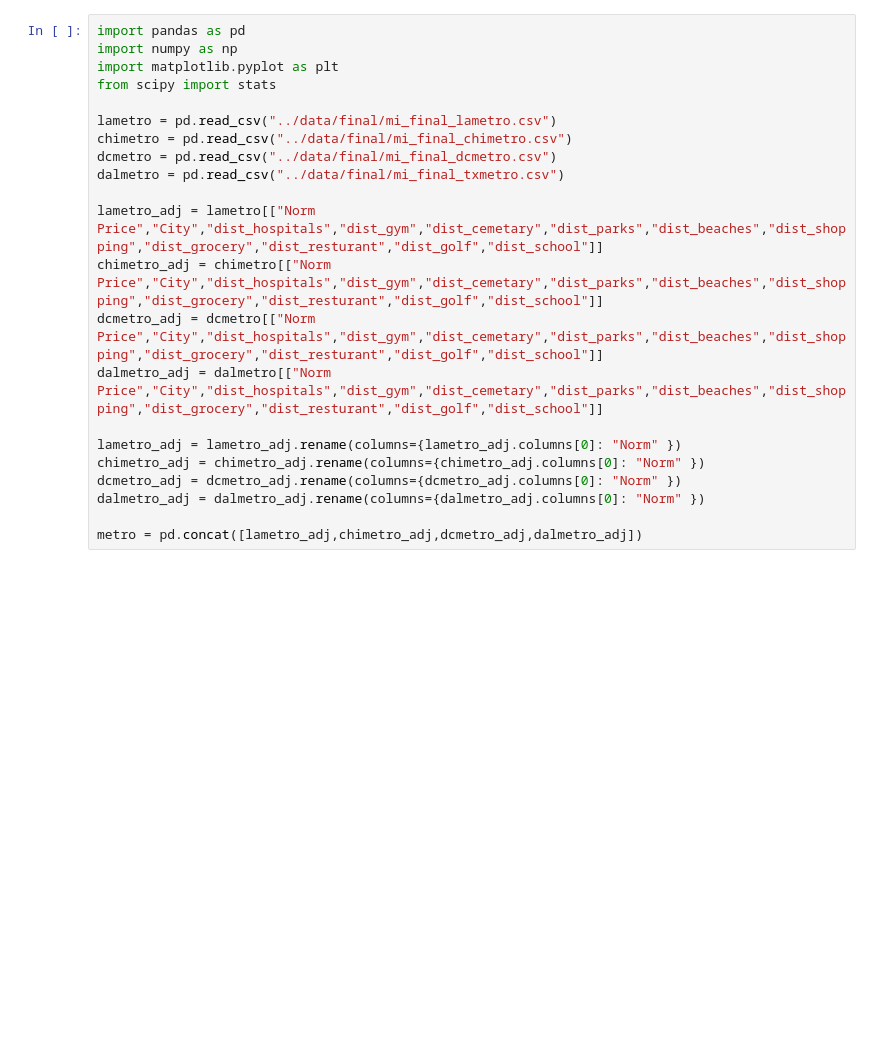
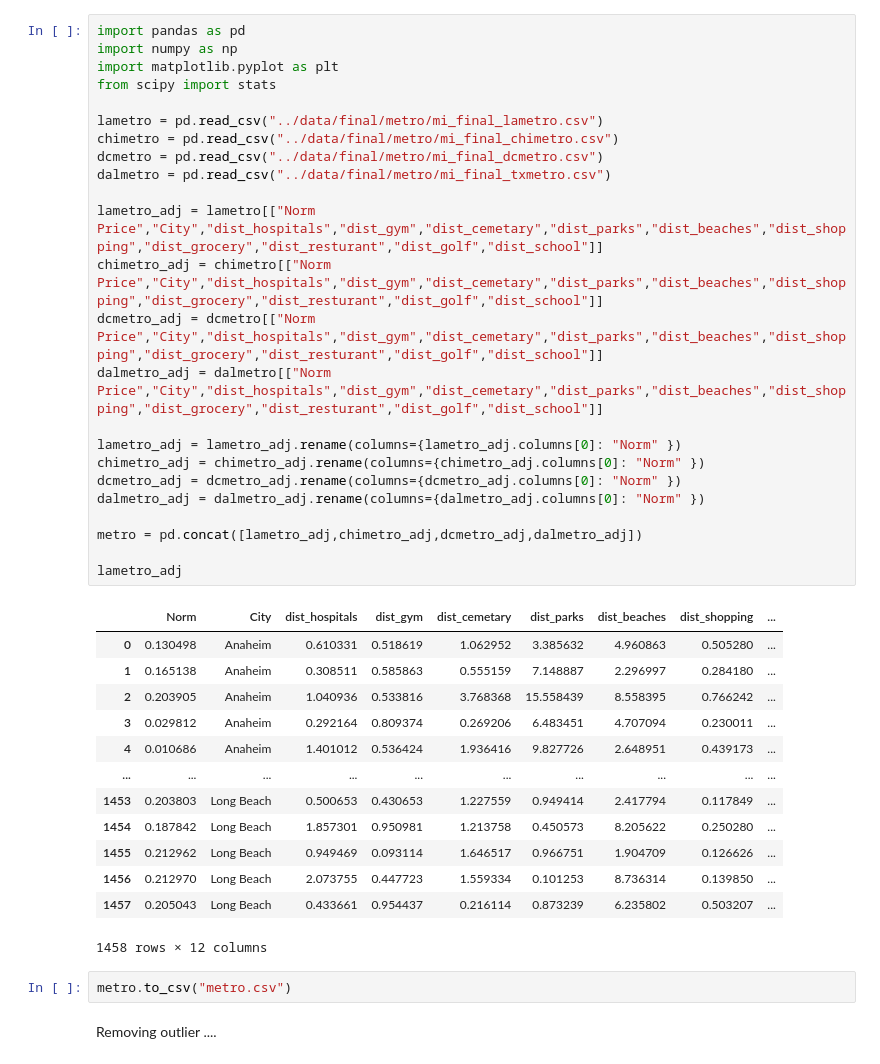
Before and after one commit to jefflee702/Analysis-of-the-Effects-of-Location-on-House-Pricing, a Jupyter notebook: code/analysis.ipynb, the cells around one changed output. Saved outputs shown, nothing was run; the diff lists cells and outputs as text; blank space fills up the shorter version.

```diff
--- a/code/analysis.ipynb
+++ b/code/analysis.ipynb
@@ -1,22 +1,42 @@
 # %%
 import pandas as pd
 import numpy as np
 import matplotlib.pyplot as plt
 from scipy import stats
 
-lametro = pd.read_csv("../data/final/mi_final_lametro.csv")
-chimetro = pd.read_csv("../data/final/mi_final_chimetro.csv")
-dcmetro = pd.read_csv("../data/final/mi_final_dcmetro.csv")
-dalmetro = pd.read_csv("../data/final/mi_final_txmetro.csv")
+lametro = pd.read_csv("../data/final/metro/mi_final_lametro.csv")
+chimetro = pd.read_csv("../data/final/metro/mi_final_chimetro.csv")
+dcmetro = pd.read_csv("../data/final/metro/mi_final_dcmetro.csv")
+dalmetro = pd.read_csv("../data/final/metro/mi_final_txmetro.csv")
 
 lametro_adj = lametro[["Norm Price","City","dist_hospitals","dist_gym","dist_cemetary","dist_parks","dist_beaches","dist_shopping","dist_grocery","dist_resturant","dist_golf","dist_school"]]
 chimetro_adj = chimetro[["Norm Price","City","dist_hospitals","dist_gym","dist_cemetary","dist_parks","dist_beaches","dist_shopping","dist_grocery","dist_resturant","dist_golf","dist_school"]]
 dcmetro_adj = dcmetro[["Norm Price","City","dist_hospitals","dist_gym","dist_cemetary","dist_parks","dist_beaches","dist_shopping","dist_grocery","dist_resturant","dist_golf","dist_school"]]
 dalmetro_adj = dalmetro[["Norm Price","City","dist_hospitals","dist_gym","dist_cemetary","dist_parks","dist_beaches","dist_shopping","dist_grocery","dist_resturant","dist_golf","dist_school"]]
 
 lametro_adj = lametro_adj.rename(columns={lametro_adj.columns[0]: "Norm" })
 chimetro_adj = chimetro_adj.rename(columns={chimetro_adj.columns[0]: "Norm" })
 dcmetro_adj = dcmetro_adj.rename(columns={dcmetro_adj.columns[0]: "Norm" })
 dalmetro_adj = dalmetro_adj.rename(columns={dalmetro_adj.columns[0]: "Norm" })
 
 metro = pd.concat([lametro_adj,chimetro_adj,dcmetro_adj,dalmetro_adj])
+
+lametro_adj
+# %% [output]
+|  | Norm | City | dist_hospitals | dist_gym | dist_cemetary | dist_parks | dist_beaches | dist_shopping | ... |
+| 0 | 0.130498 | Anaheim | 0.610331 | 0.518619 | 1.062952 | 3.385632 | 4.960863 | 0.505280 | ... |
+| 1 | 0.165138 | Anaheim | 0.308511 | 0.585863 | 0.555159 | 7.148887 | 2.296997 | 0.284180 | ... |
+| 2 | 0.203905 | Anaheim | 1.040936 | 0.533816 | 3.768368 | 15.558439 | 8.558395 | 0.766242 | ... |
+| 3 | 0.029812 | Anaheim | 0.292164 | 0.809374 | 0.269206 | 6.483451 | 4.707094 | 0.230011 | ... |
+| 4 | 0.010686 | Anaheim | 1.401012 | 0.536424 | 1.936416 | 9.827726 | 2.648951 | 0.439173 | ... |
+| ... | ... | ... | ... | ... | ... | ... | ... | ... | ... |
+| 1453 | 0.203803 | Long Beach | 0.500653 | 0.430653 | 1.227559 | 0.949414 | 2.417794 | 0.117849 | ... |
+| 1454 | 0.187842 | Long Beach | 1.857301 | 0.950981 | 1.213758 | 0.450573 | 8.205622 | 0.250280 | ... |
+| 1455 | 0.212962 | Long Beach | 0.949469 | 0.093114 | 1.646517 | 0.966751 | 1.904709 | 0.126626 | ... |
+| 1456 | 0.212970 | Long Beach | 2.073755 | 0.447723 | 1.559334 | 0.101253 | 8.736314 | 0.139850 | ... |
+| 1457 | 0.205043 | Long Beach | 0.433661 | 0.954437 | 0.216114 | 0.873239 | 6.235802 | 0.503207 | ... |
+1458 rows × 12 columns
+# %%
+metro.to_csv("metro.csv")
+# %% [markdown]
+Removing outlier ....
```
Also changed, not shown: parts of 28 cells of this notebook.
